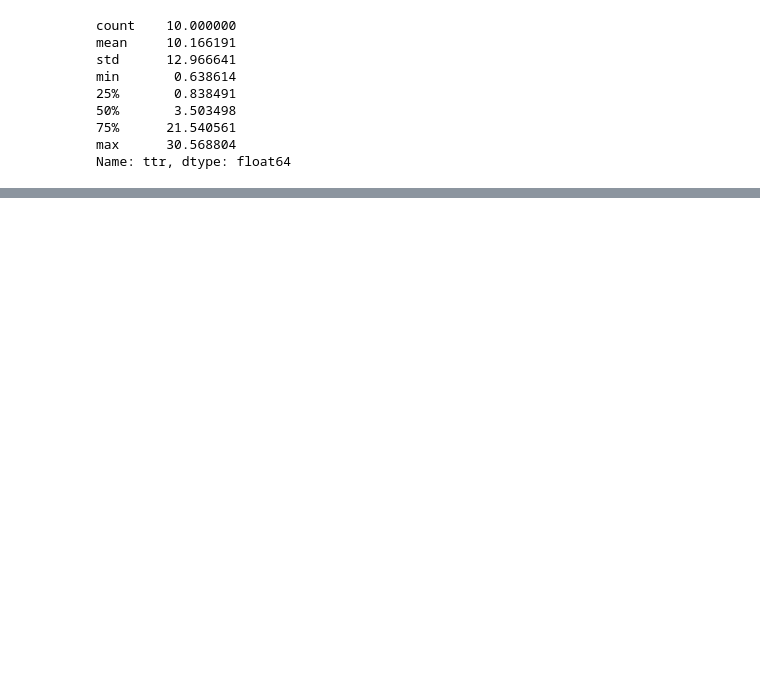
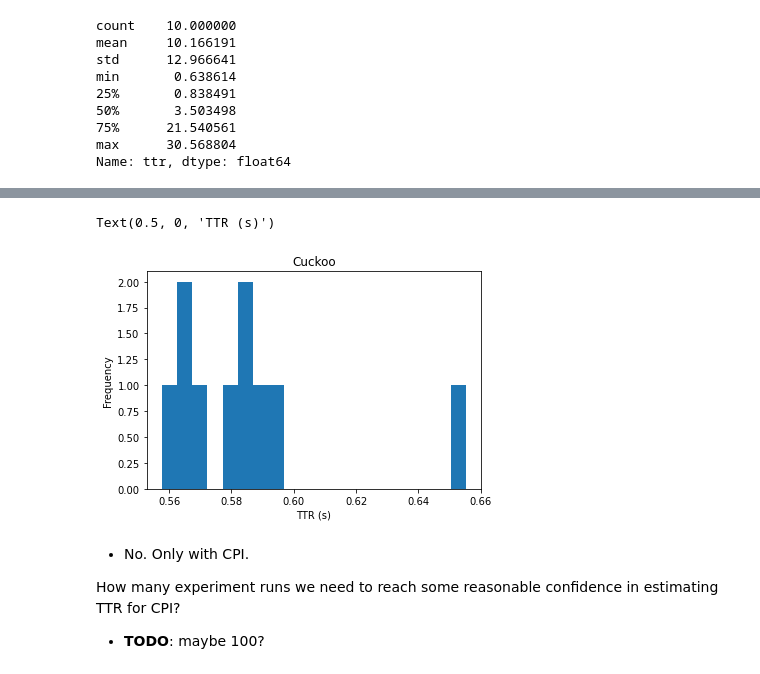
Before and after one commit to nislab/gensync, a Jupyter notebook: run/analysis.ipynb, the cells around one changed output, grey strips where cells are left out. Cells and saved outputs as stored; diff of their text form; code cells hidden in the pictures; blank space fills up the shorter version.

```diff
--- a/run/analysis.ipynb
+++ b/run/analysis.ipynb
@@ -130,0 +169,13 @@ Text(0.5, 0, 'TTR (s)')
+# %%
+d_1017_Cuckoo_200 = d_1017.loc[d_1017_groups.groups[('Cuckoo', 200, 10000)]]
+ax = d_1017_Cuckoo_200['ttr'].plot.hist(bins=20)
+ax.set_title('Cuckoo')
+ax.set_xlabel('TTR (s)')
+# %% [output]
+Text(0.5, 0, 'TTR (s)')
+[figure, added]
+# %% [markdown]
+- No. Only with CPI.
+
+How many experiment runs we need to reach some reasonable confidence in estimating TTR for CPI?
+- **TODO**: maybe 100?
```
Also changed, not shown: parts of 9 cells of this notebook.
